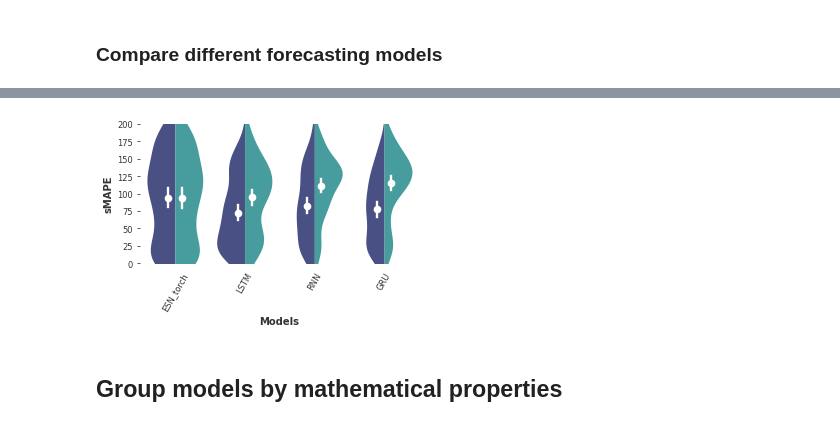
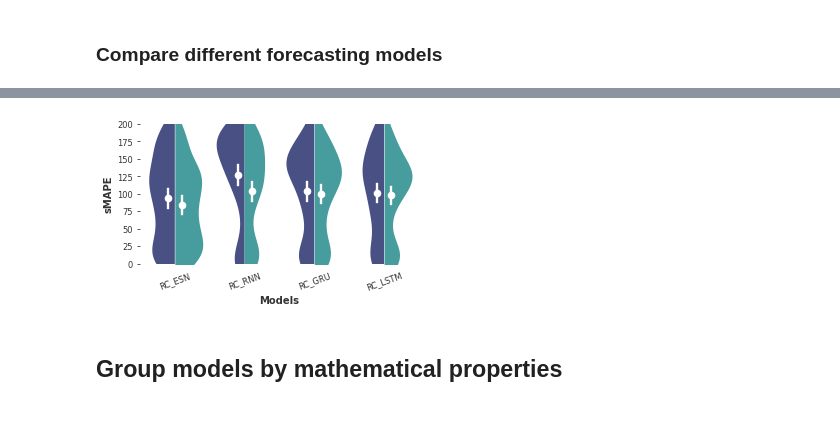
Before and after one commit to FatjonZOGAJ/dysts, a Jupyter notebook: benchmarks/figure_forecasting_benchmarks_figures.ipynb, the cells around one changed output, grey strips where cells are left out. Drawn from its saved outputs; the diff is of its cells as text; code cells hidden in the pictures.

Commit message:
Fix and clean shortened plots

```diff
--- a/benchmarks/figure_forecasting_benchmarks_figures.ipynb
+++ b/benchmarks/figure_forecasting_benchmarks_figures.ipynb
@@ -52,24 +52,28 @@ GRANULARITY = 100 if is_even else 15
 print(f"{is_even} Granularity {GRANULARITY}")
 is_even = not is_even
 #results_ending = "_esn_ESN_torch"
-results_ending = "_RNNModel_ALL"
-#results_ending = "_esn_ALL"
+#results_ending = "_RNNModel_ALL"
+results_ending = "_esn_ALL"
 # TODO: all comparison for appendix
 skip_dyn_systems = ["PiecewiseCircuit", "AtmosphericRegime"]
 path = "../plots"
 os.makedirs(path, exist_ok=True)
 
+# best model
 if results_ending == "_esn_ESN_torch":
     model_columns = ['values',
                      'LinearRegressionModel',
                      'ExponentialSmoothing',
+                     'RNNModel',
                      'esn_ESN_torch']
     model_columns_renamed = ['values',
                              'Lin. Regression',
                              'Exp. Smoothing',
-                             'ESN_torch']
+                             'LSTM',
+                             'RC_ESN']
     violin_path = ""
     drop_not_renamed = False
+# all cells
 elif results_ending == "_esn_ALL":
     model_columns = ['values',
                      'esn_LSTM',
@@ -77,12 +81,13 @@ elif results_ending == "_esn_ALL":
                      'esn_RNN',
                      'esn_ESN_torch']
     model_columns_renamed = ['values',
-                             'esn_LSTM',
-                             'esn_GRU',
-                             'esn_RNN',
-                             'ESN_torch']
+                             'RC_LSTM',
+                             'RC_GRU',
+                             'RC_RNN',
+                             'RC_ESN']
     violin_path = "_esn"
     drop_not_renamed = True
+# all RNNs
 elif results_ending == "_RNNModel_ALL":
     model_columns = ['values',
                      'RNNModel',
@@ -93,7 +98,7 @@ elif results_ending == "_RNNModel_ALL":
                              'LSTM',
                              'GRU',
                              'RNN',
-                             'ESN_torch']
+                             'RC_ESN']
     violin_path = "_RNNModel"
     drop_not_renamed = True
 
@@ -492,35 +495,35 @@ ax = sns.violinplot(
     alpha=0.1,
     split=True,
     scale="area",
     inner=None,
     palette="mako",
 )
 ax = sns.pointplot(
     data=data_long,
     x="variable",
     y="value",
     hue="Granularity",
     order=all_model_names[sort_order],
     linewidth=0,
     size=4,
     palette={"Coarse": "w", "Fine": "w"},
     join=False,
     ci=99,
     dodge=0.2,
 )
 
 
 plt.ylim([0, 200])
 dg.fixed_aspect_ratio((1 / 8) * 16 / len(all_results_transposed))
 ax.grid(False)
 ax.legend_.remove()
-ax.tick_params(axis='x', rotation=60)
+ax.tick_params(axis='x', rotation=20)
 plt.xlabel("Models")
 plt.ylabel("sMAPE")
 
 dg.better_savefig(f"{path}/forecasting_violins{violin_path}.pdf")#, dpi=600)
 # %% [output]
-[figure, old version]
+[figure, new version]
 # %% [markdown]
 ## Group models by mathematical properties
 # %%
```
Also changed, not shown: parts of 11 cells of this notebook, 10 other files.
